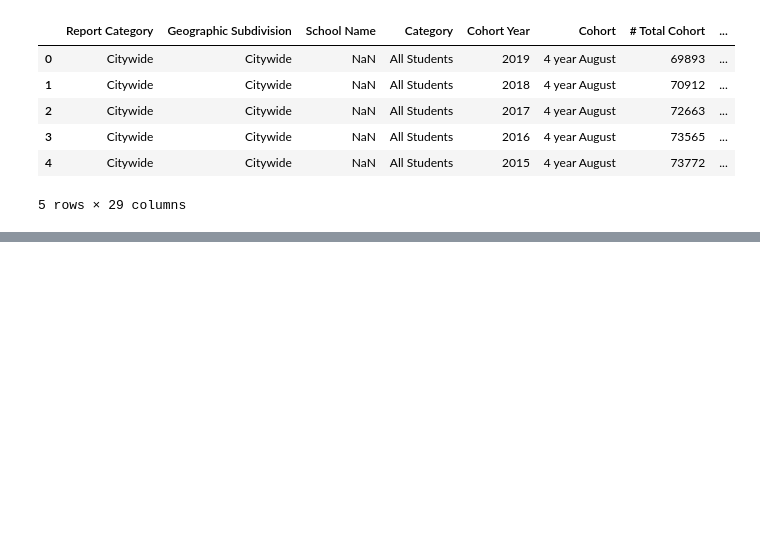
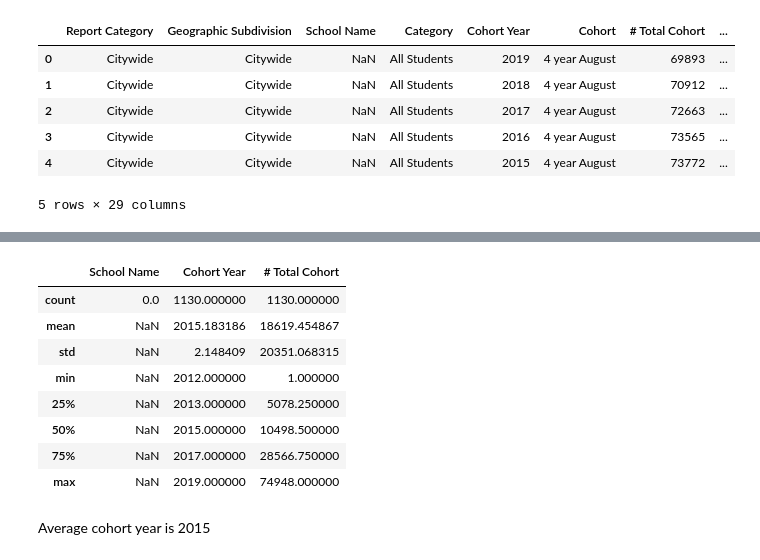
Before and after one commit to Mrfunderburker/Education-Capstone, a Jupyter notebook: code/christina_eda.ipynb, the cells around one changed output, grey strips where cells are left out. Drawn from its saved outputs; the diff is of its cells as text; code cells hidden in the pictures; blank space fills up the shorter version.

```diff
--- a/code/christina_eda.ipynb
+++ b/code/christina_eda.ipynb
@@ -191,0 +214,14 @@ graduation.head()
+# %%
+graduation.describe()
+# %% [output]
+|  | School Name | Cohort Year | # Total Cohort |
+| count | 0.0 | 1130.000000 | 1130.000000 |
+| mean | NaN | 2015.183186 | 18619.454867 |
+| std | NaN | 2.148409 | 20351.068315 |
+| min | NaN | 2012.000000 | 1.000000 |
+| 25% | NaN | 2013.000000 | 5078.250000 |
+| 50% | NaN | 2015.000000 | 10498.500000 |
+| 75% | NaN | 2017.000000 | 28566.750000 |
+| max | NaN | 2019.000000 | 74948.000000 |
+# %% [markdown]
+Average cohort year is 2015
```
Also changed, not shown: parts of 3 cells of this notebook.
